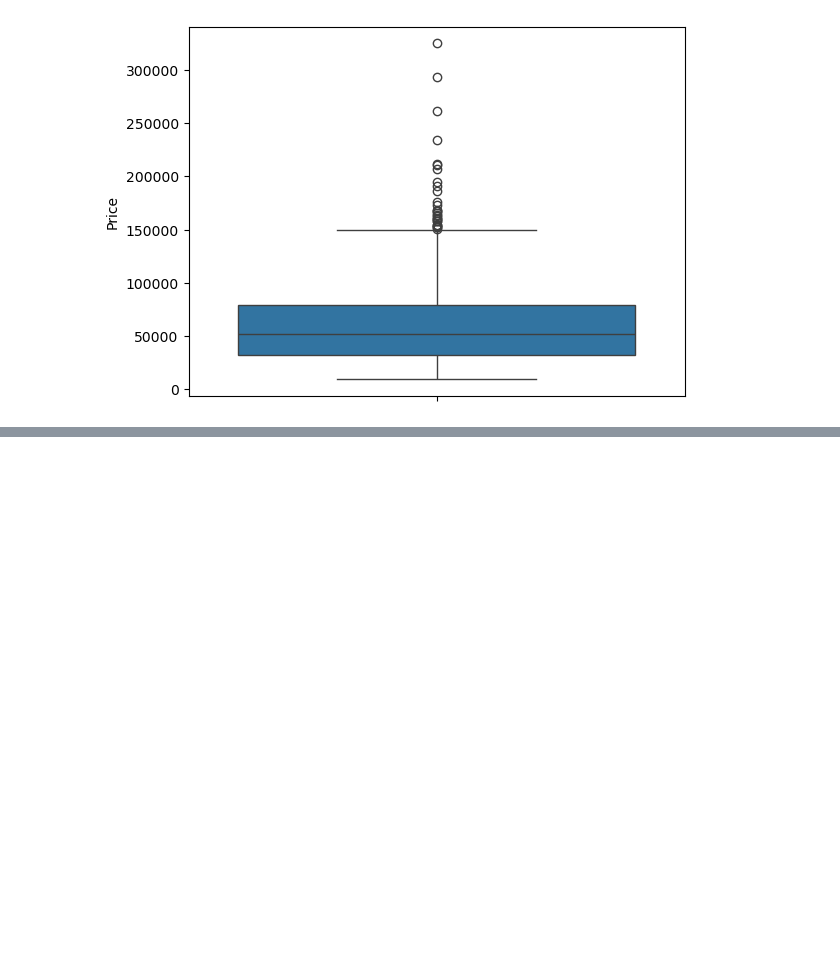
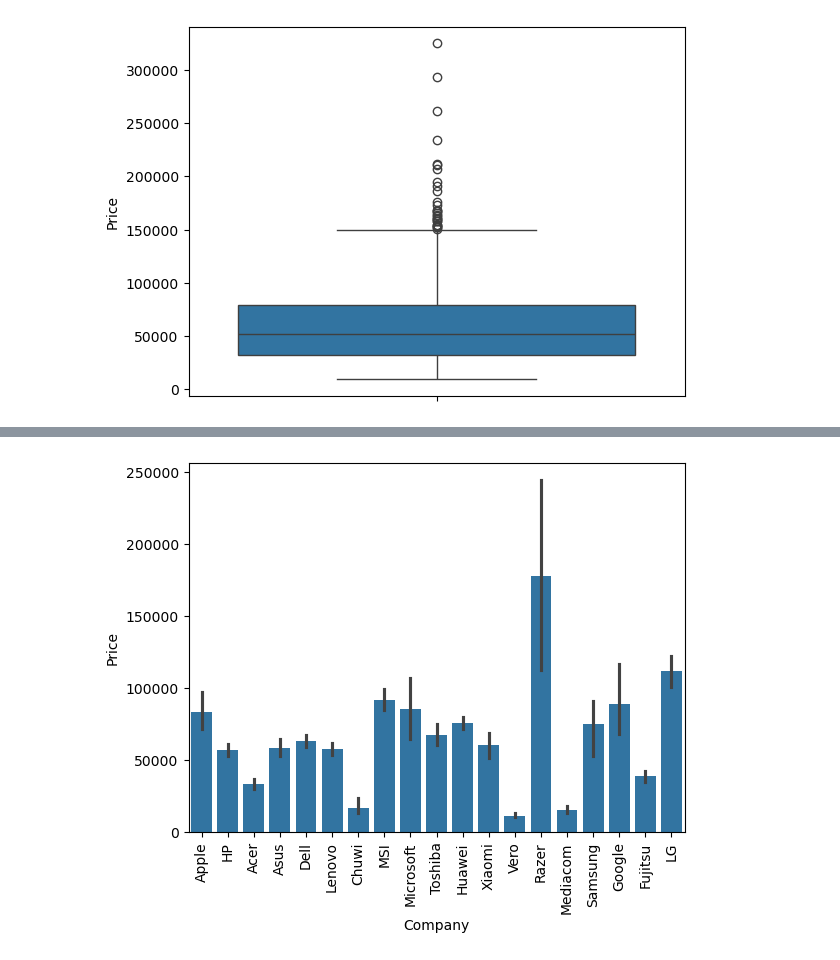
Before and after one commit to vanix056/Laptop_Price_predictor, a Jupyter notebook: Laptop_price_predictor.ipynb, the cells around one changed output, grey strips where cells are left out. Saved outputs shown, nothing was run; the diff lists cells and outputs as text; code cells hidden in the pictures; blank space fills up the shorter version.

```diff
--- a/Laptop_price_predictor.ipynb
+++ b/Laptop_price_predictor.ipynb
@@ -113,0 +116,6 @@ read_csv['Company'].value_counts().plot(kind='bar')
+# %%
+sb.barplot(x=read_csv['Company'],y=read_csv['Price'])
+plt.xticks(rotation='vertical')
+plt.show()
+# %% [output]
+[figure, added]
```
Also changed, not shown: parts of 7 cells of this notebook.
